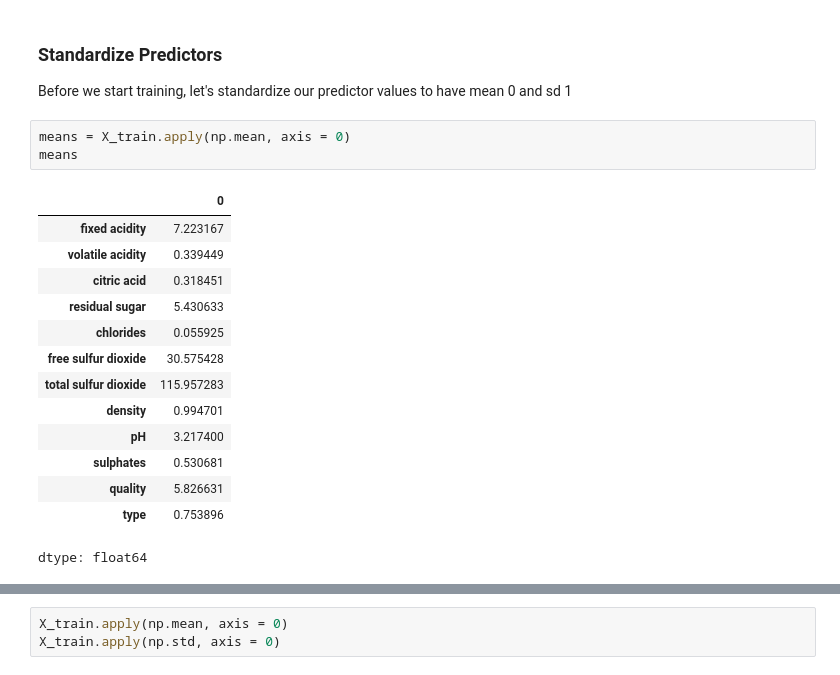
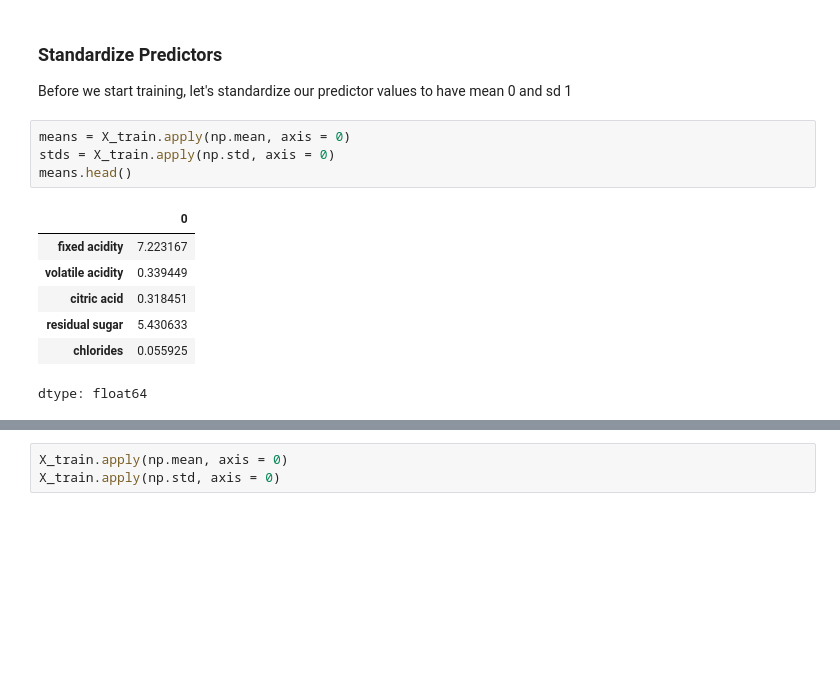
Before and after one commit to ryan-merser/ST554-BigData, a Jupyter notebook: HW7/ST554_HW7.ipynb, the cells around one changed output, grey strips where cells are left out. Drawn from its saved outputs; the diff is of its cells as text; blank space fills up the shorter version.

```diff
--- a/HW7/ST554_HW7.ipynb
+++ b/HW7/ST554_HW7.ipynb
@@ -147,19 +149,13 @@ We have about 75% white and 25% red wines in the full, training, and test datase
 Before we start training, let's standardize our predictor values to have mean 0 and sd 1
 # %%
 means = X_train.apply(np.mean, axis = 0)
-means
+stds = X_train.apply(np.std, axis = 0)
+means.head()
 # %% [output]
 |  | 0 |
 | fixed acidity | 7.223167 |
 | volatile acidity | 0.339449 |
 | citric acid | 0.318451 |
 | residual sugar | 5.430633 |
 | chlorides | 0.055925 |
-| free sulfur dioxide | 30.575428 |
-| total sulfur dioxide | 115.957283 |
-| density | 0.994701 |
-| pH | 3.217400 |
-| sulphates | 0.530681 |
-| quality | 5.826631 |
-| type | 0.753896 |
 dtype: float64
```
Also changed, not shown: parts of 38 cells of this notebook.
